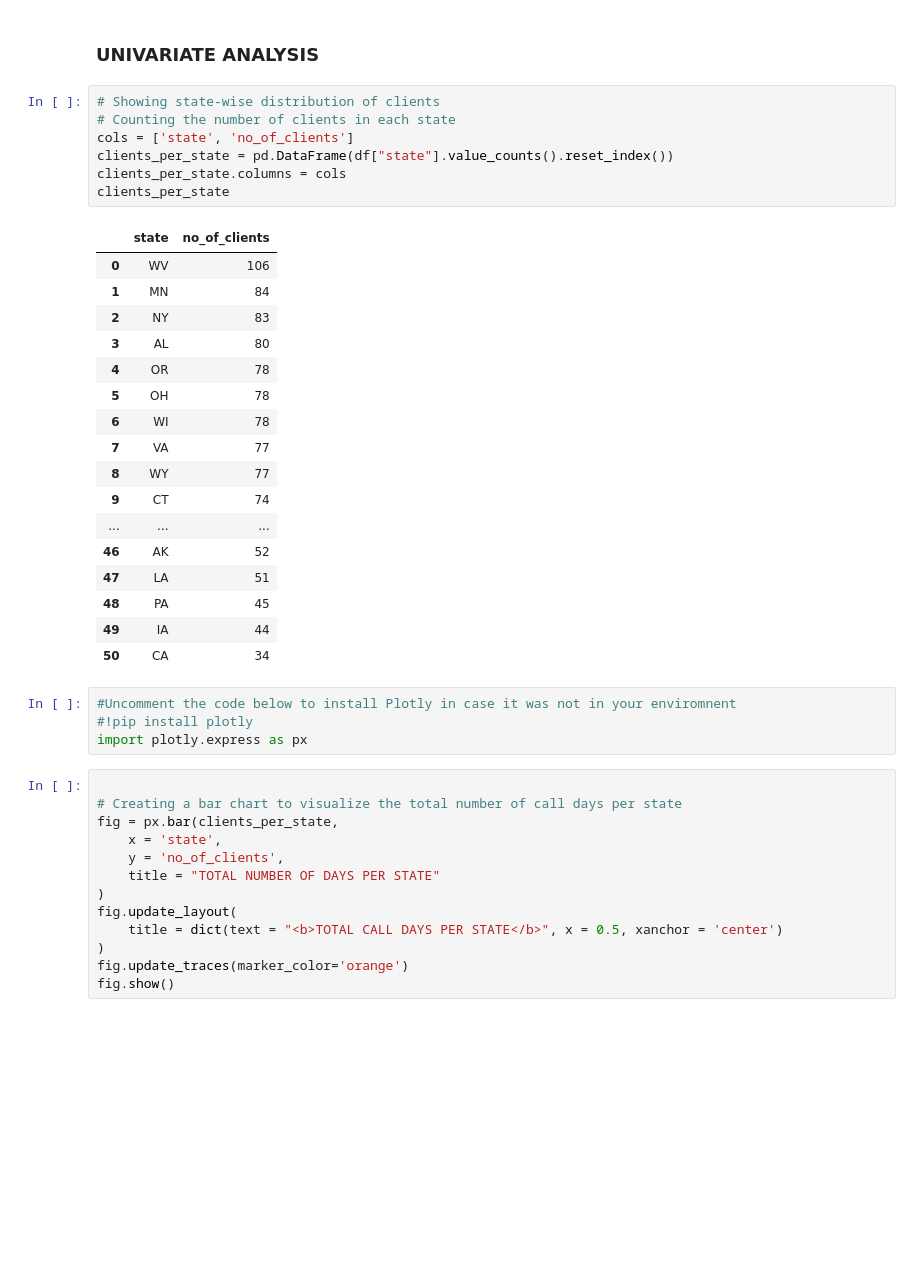
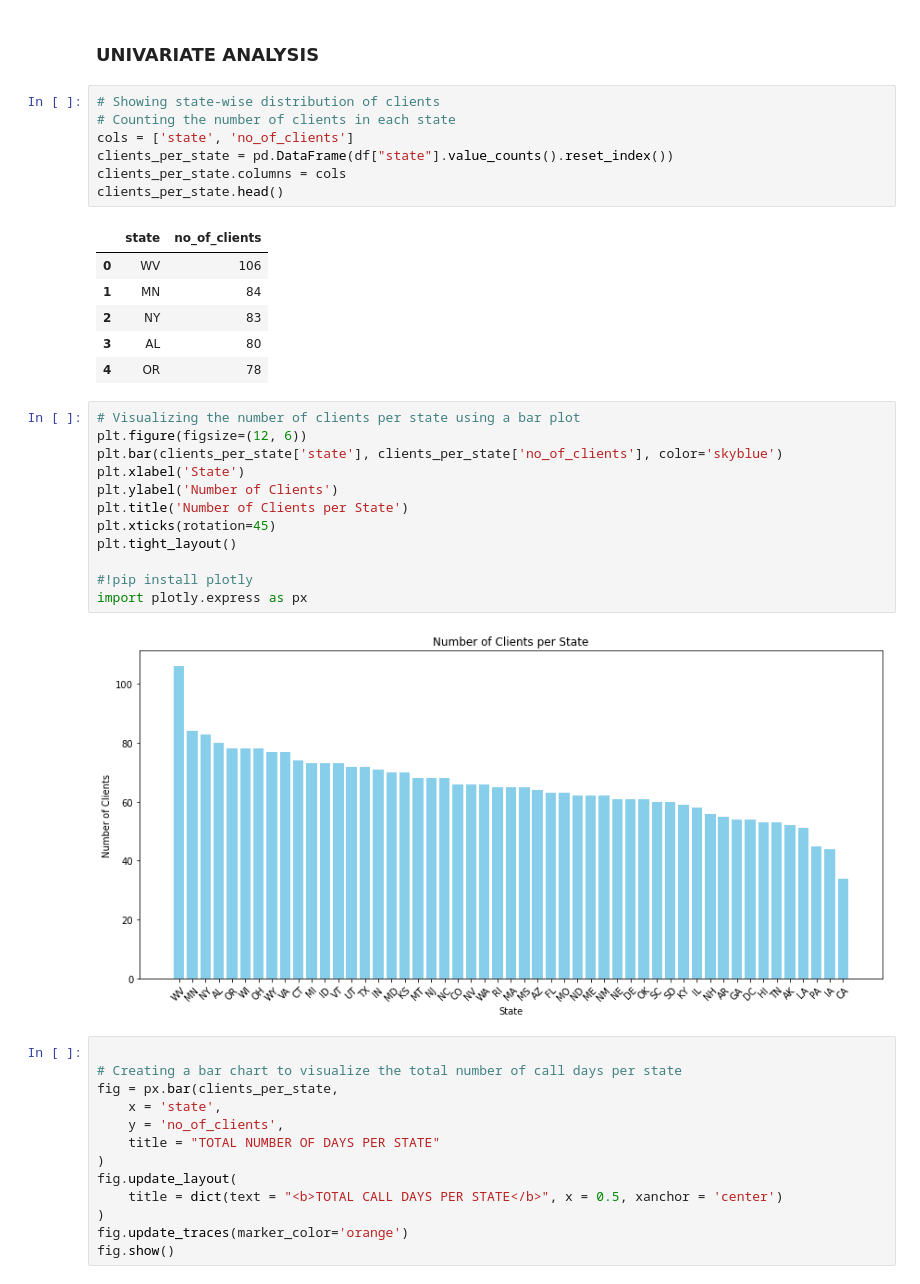
Before and after one commit to furaha-betty22/telco-customer-churn-forecasting, a Jupyter notebook: CHURN PROJECT.ipynb, the cells around one changed output. Saved outputs shown, nothing was run; the diff lists cells and outputs as text; blank space fills up the shorter version.

```diff
--- a/CHURN PROJECT.ipynb
+++ b/CHURN PROJECT.ipynb
@@ -108,32 +123,31 @@ dtype: object
 # %%
 # Showing state-wise distribution of clients
 # Counting the number of clients in each state
 cols = ['state', 'no_of_clients']
 clients_per_state = pd.DataFrame(df["state"].value_counts().reset_index())
 clients_per_state.columns = cols
-clients_per_state
+clients_per_state.head()
 # %% [output]
 |  | state | no_of_clients |
 | 0 | WV | 106 |
 | 1 | MN | 84 |
 | 2 | NY | 83 |
 | 3 | AL | 80 |
 | 4 | OR | 78 |
-| 5 | OH | 78 |
-| 6 | WI | 78 |
-| 7 | VA | 77 |
-| 8 | WY | 77 |
-| 9 | CT | 74 |
-| ... | ... | ... |
-| 46 | AK | 52 |
-| 47 | LA | 51 |
-| 48 | PA | 45 |
-| 49 | IA | 44 |
-| 50 | CA | 34 |
 # %%
-#Uncomment the code below to install Plotly in case it was not in your enviromnent
+# Visualizing the number of clients per state using a bar plot
+plt.figure(figsize=(12, 6))
+plt.bar(clients_per_state['state'], clients_per_state['no_of_clients'], color='skyblue')
+plt.xlabel('State')
+plt.ylabel('Number of Clients')
+plt.title('Number of Clients per State')
+plt.xticks(rotation=45)
+plt.tight_layout()
+
 #!pip install plotly
 import plotly.express as px
+# %% [output]
+[figure, added]
 # %%
 
 # Creating a bar chart to visualize the total number of call days per state
```
Also changed, not shown: parts of 11 cells of this notebook.
